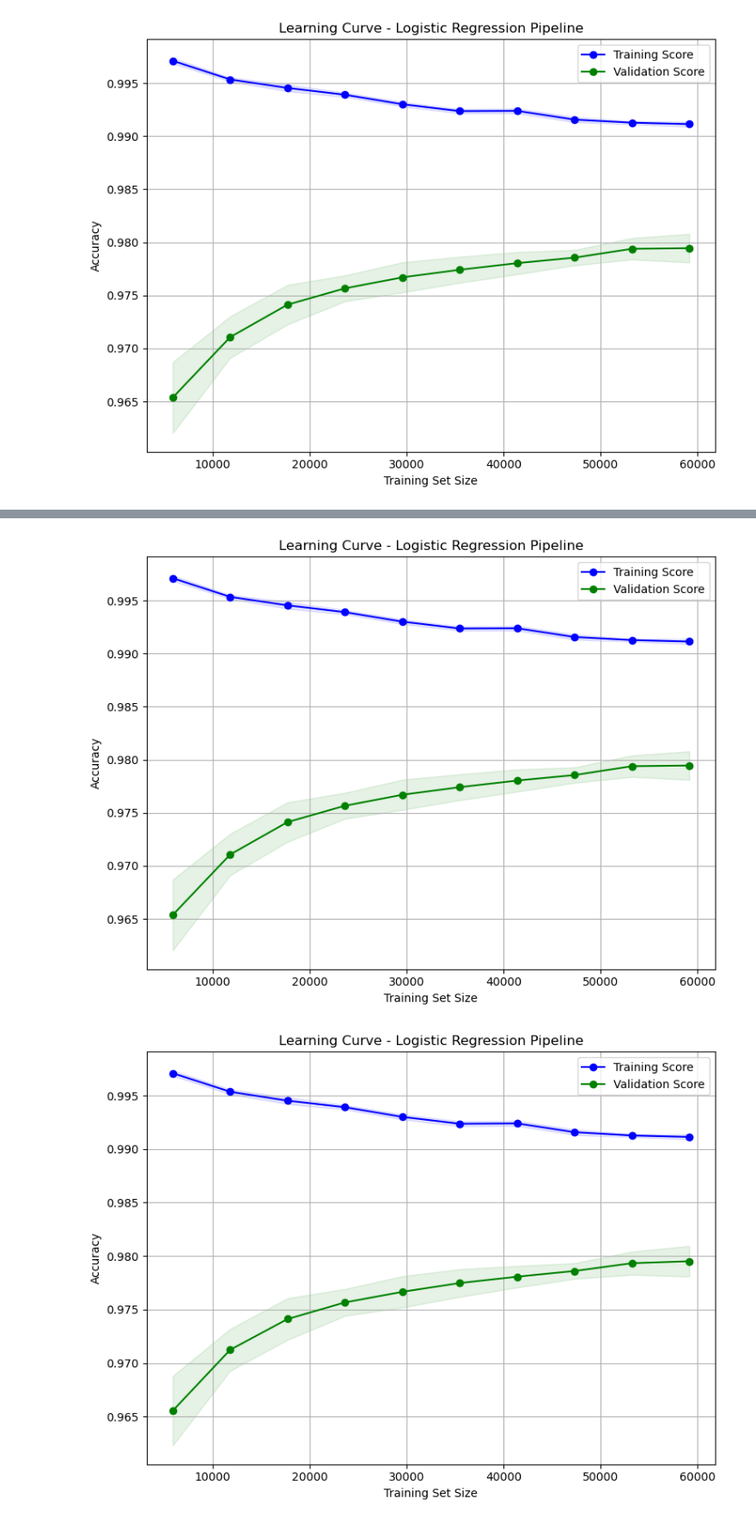
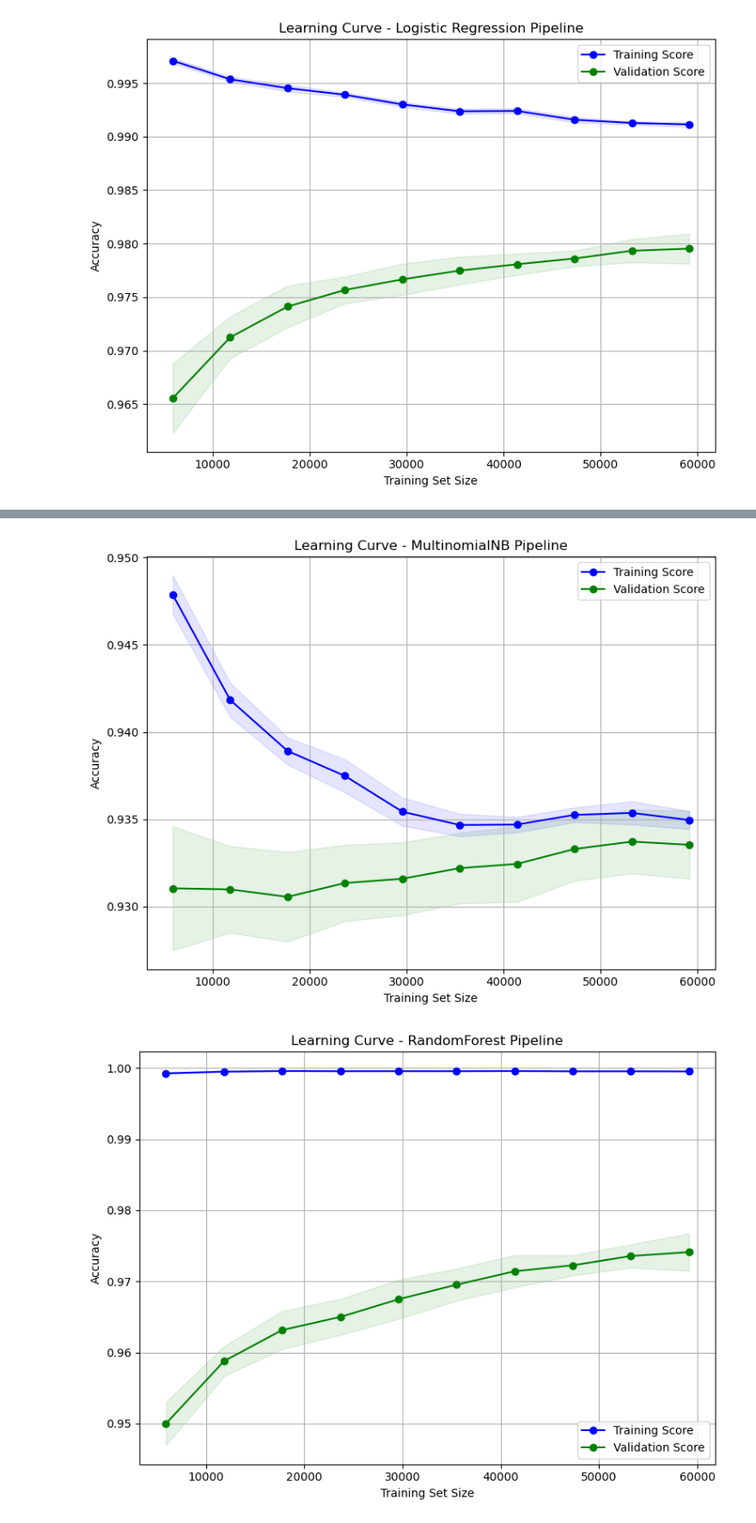
Before and after one commit to thomasha1310/rise-phishing-detection, a Jupyter notebook: scripts/analysis/Data_Analysis_Plots.ipynb, the cells around one changed output, grey strips where cells are left out. Shown: that part at 86% size. Saved outputs shown, nothing was run; the diff lists cells and outputs as text; code cells hidden in the pictures.

Commit message:
Updated Plots and Table

```diff
--- a/scripts/analysis/Data_Analysis_Plots.ipynb
+++ b/scripts/analysis/Data_Analysis_Plots.ipynb
@@ -37,10 +35,10 @@ X = df['clean_email']
 y = df['label']
 X_train, X_test, y_train, y_test = train_test_split(X, y, test_size=0.2, random_state=42)
 # %%
-LogisticRegression = joblib.load('../../output/models/LogisticRegression.joblib')
-MLPClassifier = joblib.load('../../output/models/LogisticRegression.joblib')
-MultinomialNB = joblib.load('../../output/models/LogisticRegression.joblib')
-RandomForest = joblib.load('../../output/models/LogisticRegression.joblib')
+LogisticRegression_pipeline = joblib.load('../../output/models/LogisticRegression.joblib')
+MLPClassifier_pipeline = joblib.load('../../output/models/MLPClassifier.joblib')
+MultinomialNB_pipeline = joblib.load('../../output/models/MultinomialNB.joblib')
+RandomForest_pipeline = joblib.load('../../output/models/RandomForest.joblib')
 # %%
 #Logistic Regression Learning Curve
 from sklearn.model_selection import learning_curve
@@ -134,13 +132,13 @@ import numpy as np
 # Generate learning curve data
 kfold = KFold(n_splits=10, shuffle=True, random_state=42)
 train_sizes, train_scores, validation_scores = learning_curve(
-    estimator= MultinomialNB,
+    estimator= MultinomialNB_pipeline,
     X=X_train,
     y=y_train,
     cv=kfold,
     scoring='accuracy',
     train_sizes=np.linspace(0.1, 1.0, 10),
-    n_jobs=-1
+    n_jobs=16
 )
 
 # Compute mean and std
@@ -157,7 +155,7 @@ plt.fill_between(train_sizes, train_scores_mean - train_scores_std,
                  train_scores_mean + train_scores_std, alpha=0.1, color='blue')
 plt.fill_between(train_sizes, validation_scores_mean - validation_scores_std,
                  validation_scores_mean + validation_scores_std, alpha=0.1, color='green')
-plt.title('Learning Curve - Logistic Regression Pipeline')
+plt.title('Learning Curve - MultinomialNB Pipeline')
 plt.xlabel('Training Set Size')
 plt.ylabel('Accuracy')
 plt.legend(loc='best')
@@ -166,7 +164,7 @@ plt.tight_layout()
 plt.savefig('../../output/results/MultinomialNB_learning_curve.png', dpi=300)
 plt.show()
 # %% [output]
-[figure, old version]
+[figure, new version]
 # %%
 #RandomForest Learning Curve
 from sklearn.model_selection import learning_curve
@@ -176,37 +174,37 @@ import numpy as np
 # Generate learning curve data
 kfold = KFold(n_splits=10, shuffle=True, random_state=42)
 train_sizes, train_scores, validation_scores = learning_curve(
-    estimator= RandomForest,
+    estimator= RandomForest_pipeline,
     X=X_train,
     y=y_train,
     cv=kfold,
     scoring='accuracy',
     train_sizes=np.linspace(0.1, 1.0, 10),
-    n_jobs=-1
+    n_jobs=16
 )
 
 # Compute mean and std
 train_scores_mean = np.mean(train_scores, axis=1)
 train_scores_std = np.std(train_scores, axis=1)
 validation_scores_mean = np.mean(validation_scores, axis=1)
 validation_scores_std = np.std(validation_scores, axis=1)
 
 # Plot learning curve
 plt.figure(figsize=(8, 6))
 plt.plot(train_sizes, train_scores_mean, 'o-', color='blue', label='Training Score')
 plt.plot(train_sizes, validation_scores_mean, 'o-', color='green', label='Validation Score')
 plt.fill_between(train_sizes, train_scores_mean - train_scores_std,
                  train_scores_mean + train_scores_std, alpha=0.1, color='blue')
 plt.fill_between(train_sizes, validation_scores_mean - validation_scores_std,
                  validation_scores_mean + validation_scores_std, alpha=0.1, color='green')
-plt.title('Learning Curve - Logistic Regression Pipeline')
+plt.title('Learning Curve - RandomForest Pipeline')
 plt.xlabel('Training Set Size')
 plt.ylabel('Accuracy')
 plt.legend(loc='best')
 plt.grid(True)
 plt.tight_layout()
 plt.savefig('../../output/results/RandomForest_learning_curve.png', dpi=300)
 plt.show()
 # %% [output]
-[figure, old version]
+[figure, new version]
 # %%
```
Also changed, not shown: parts of 8 cells of this notebook, 9 other files.
